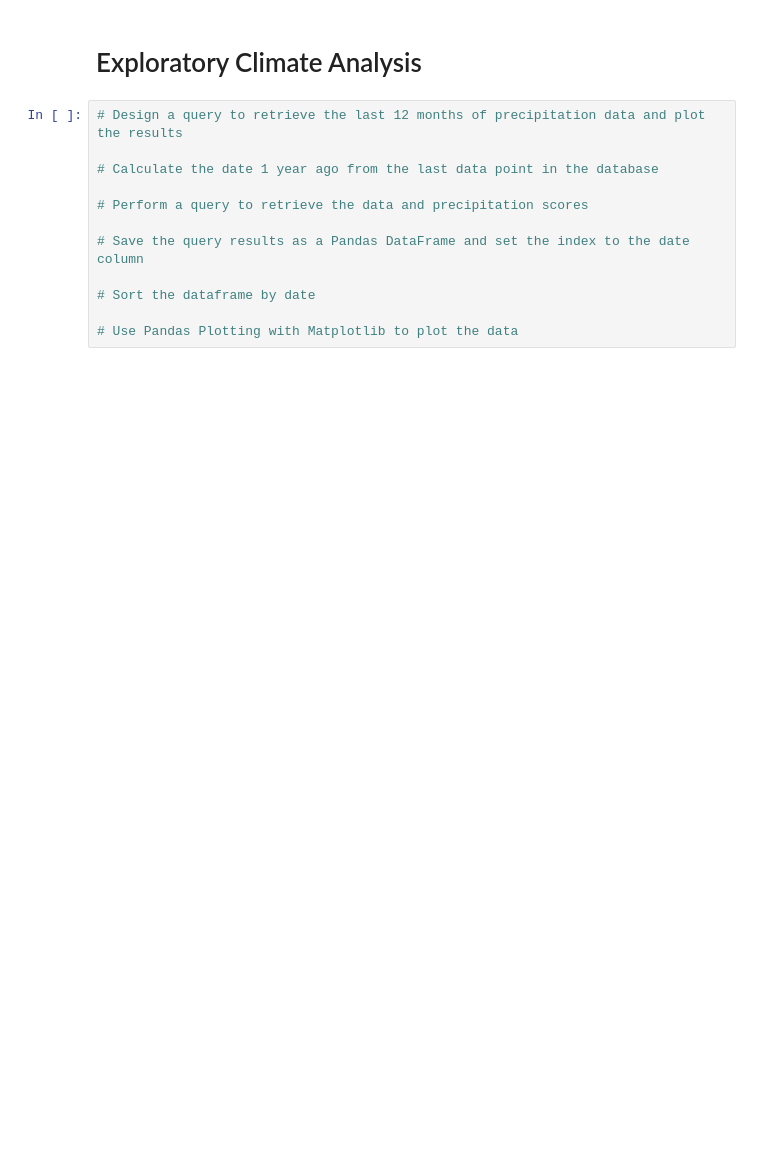
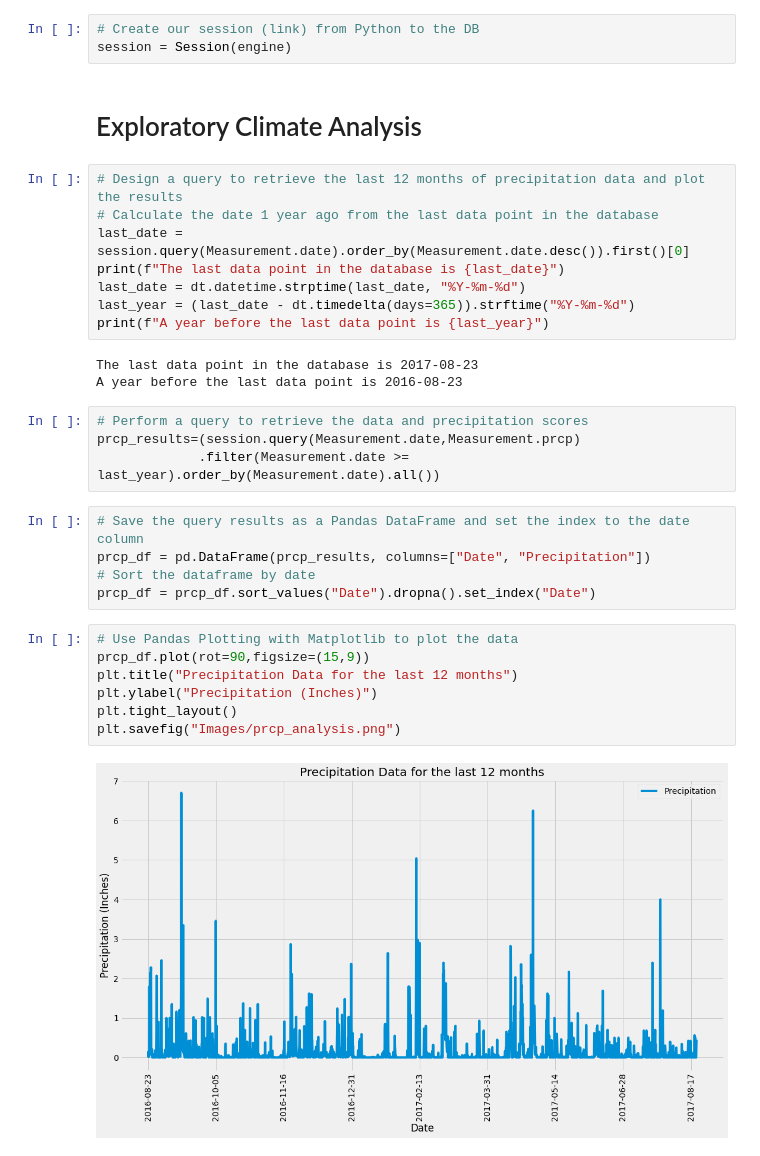
Before and after one commit to jussstinpot/UCI-Homework-Justin-Pot, a Jupyter notebook: 10-SQLAlchemy-Challenge/climate_starter.ipynb, the cells around one changed output. Cells and saved outputs as stored; diff of their text form; blank space fills up the shorter version.

```diff
--- a/10-SQLAlchemy-Challenge/climate_starter.ipynb
+++ b/10-SQLAlchemy-Challenge/climate_starter.ipynb
@@ -47,16 +62,36 @@ tobs FLOAT
+# %%
+# Create our session (link) from Python to the DB
+session = Session(engine)
 # %% [markdown]
 # Exploratory Climate Analysis
-# %%
-# Design a query to retrieve the last 12 months of precipitation data and plot the results
-
-# Calculate the date 1 year ago from the last data point in the database
-
-# Perform a query to retrieve the data and precipitation scores
-
-# Save the query results as a Pandas DataFrame and set the index to the date column
-
-# Sort the dataframe by date
-
-# Use Pandas Plotting with Matplotlib to plot the data
+# %%
+# Design a query to retrieve the last 12 months of precipitation data and plot the results
+# Calculate the date 1 year ago from the last data point in the database
+last_date = session.query(Measurement.date).order_by(Measurement.date.desc()).first()[0]
+print(f"The last data point in the database is {last_date}")
+last_date = dt.datetime.strptime(last_date, "%Y-%m-%d")
+last_year = (last_date - dt.timedelta(days=365)).strftime("%Y-%m-%d")
+print(f"A year before the last data point is {last_year}")
+# %% [output]
+The last data point in the database is 2017-08-23
+A year before the last data point is 2016-08-23
+# %%
+# Perform a query to retrieve the data and precipitation scores
+prcp_results=(session.query(Measurement.date,Measurement.prcp)
+             .filter(Measurement.date >= last_year).order_by(Measurement.date).all())
+# %%
+# Save the query results as a Pandas DataFrame and set the index to the date column
+prcp_df = pd.DataFrame(prcp_results, columns=["Date", "Precipitation"])
+# Sort the dataframe by date
+prcp_df = prcp_df.sort_values("Date").dropna().set_index("Date")
+# %%
+# Use Pandas Plotting with Matplotlib to plot the data
+prcp_df.plot(rot=90,figsize=(15,9))
+plt.title("Precipitation Data for the last 12 months")
+plt.ylabel("Precipitation (Inches)")
+plt.tight_layout()
+plt.savefig("Images/prcp_analysis.png")
+# %% [output]
+[figure, added]
 # %%
 # Use Pandas to calcualte the summary statistics for the precipitation data
```
Also changed, not shown: parts of 19 cells of this notebook, 11 other files.
